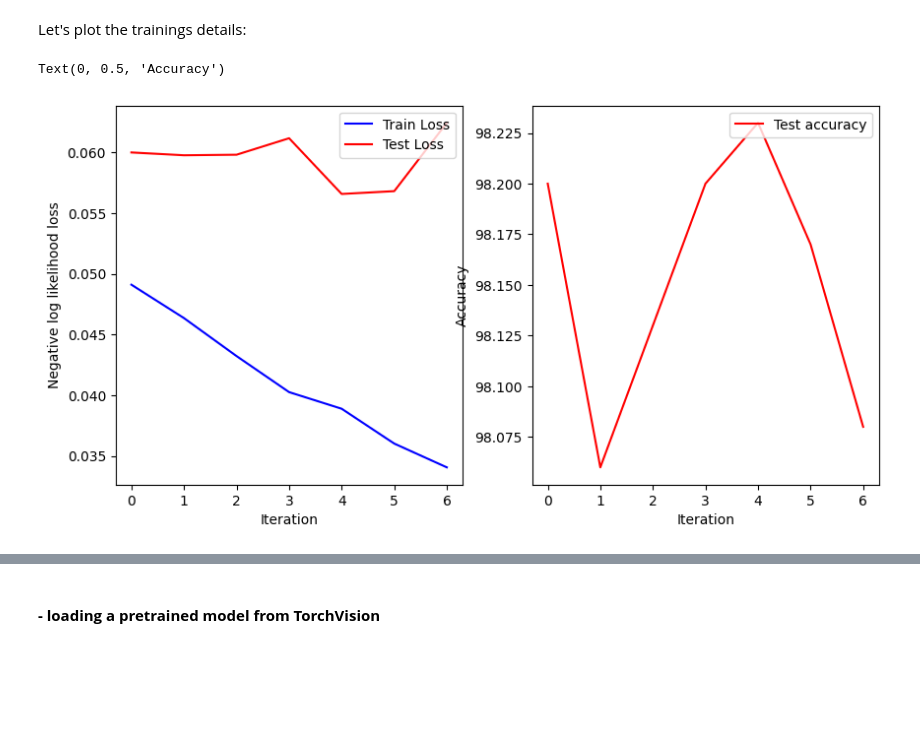
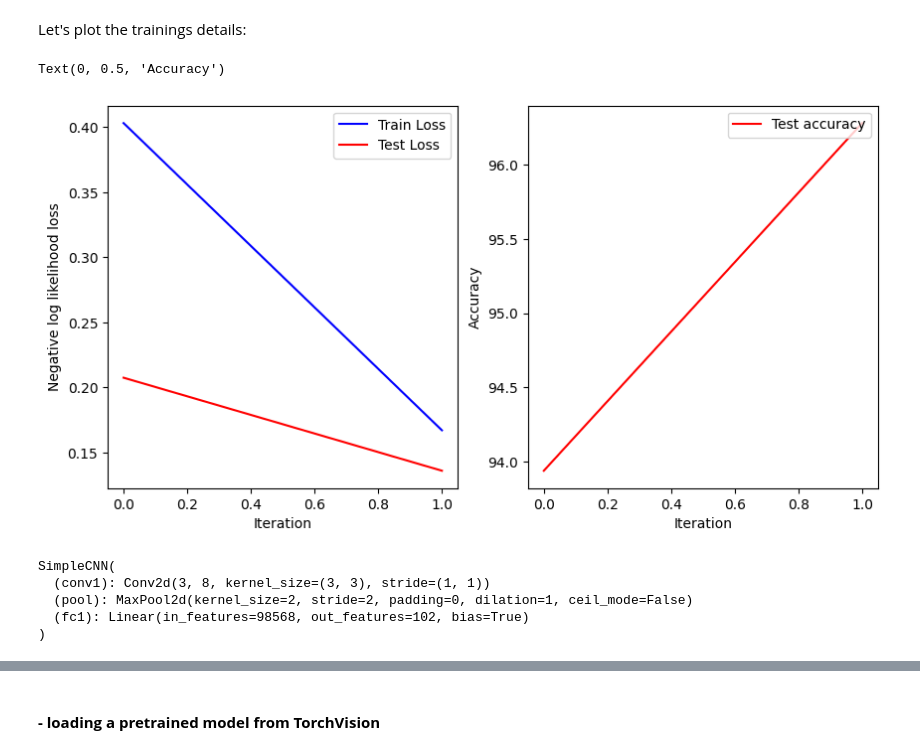
Before and after one commit to AvansICT/Master-RAII-CV, a Jupyter notebook: 03-train-models.ipynb, the cells around one changed output, grey strips where cells are left out. Cells and saved outputs as stored; diff of their text form; code cells hidden in the pictures; blank space fills up the shorter version.

```diff
--- a/03-train-models.ipynb
+++ b/03-train-models.ipynb
@@ -124,6 +125,21 @@ def test(model, loader, criterion, device):
     avg_loss = running_loss / len(loader)
 
     return avg_loss, accuracy
+
+def print_results(train_loss, test_loss, test_acc):
+    print(f'Train Loss: {train_loss:.4f} | Test Loss: {test_loss:.4f} | Test Accuracy: {test_acc:.2f}%')
+    fig,axs = plt.subplots(1,2, figsize= (10, 5))
+    axs[0].plot(train_losses, color='blue')
+    axs[0].plot(test_losses, color='red')
+    axs[0].legend(['Train Loss', 'Test Loss'], loc='upper right')
+    axs[0].set_xlabel('Iteration')
+    axs[0].set_ylabel('Negative log likelihood loss')
+
+
+    axs[1].plot(test_accs, color='red')
+    axs[1].legend(['Test accuracy'], loc='upper right')
+    axs[1].set_xlabel('Iteration')
+    axs[1].set_ylabel('Accuracy')
 # %% [markdown]
 ## Training
 
@@ -143,7 +161,7 @@ test_loader = DataLoader(test_dataset, batch_size=batch_size, shuffle=False)
 # %%
 import time
 
-epochs = 7
+epochs = 2
 
 train_losses = []
 test_losses  = []
@@ -186,18 +195,45 @@ Test Loss:  0.0624 | Test Acc: 98.08%
 # %% [markdown]
 Let's plot the trainings details:
-# %%
-fig,axs = plt.subplots(1,2, figsize= (10, 5))
-axs[0].plot(train_losses, color='blue')
-axs[0].plot(test_losses, color='red')
-axs[0].legend(['Train Loss', 'Test Loss'], loc='upper right')
-axs[0].set_xlabel('Iteration')
-axs[0].set_ylabel('Negative log likelihood loss')
-
-
-axs[1].plot(test_accs, color='red')
-axs[1].legend(['Test accuracy'], loc='upper right')
-axs[1].set_xlabel('Iteration')
-axs[1].set_ylabel('Accuracy')
-# %% [output]
-Text(0, 0.5, 'Accuracy')
-[figure, removed]
+# %%
+print_results(train_loss, test_loss, test_acc)
+# %% [output]
+Text(0, 0.5, 'Accuracy')
+[figure, added]
+# %%
+batch_size = 64
+learning_rate = 0.001
+
+transform = transforms.Compose([
+    transforms.Resize((224, 224)),
+    transforms.ToTensor()
+])
+
+filters = 8
+
+class SimpleCNN(nn.Module):
+
+    def __init__(self, channels=3):
+        super().__init__()
+        self.conv1 = nn.Conv2d(channels, filters, kernel_size=3)
+        self.pool = nn.MaxPool2d(2, 2)
+        self.fc1 = nn.Linear(filters * 111 * 111, 102)
+
+    def forward(self, x):
+        x = self.pool(torch.relu(self.conv1(x)))
+        x = x.view(x.size(0), -1)
+        x = self.fc1(x)
+        return x
+
+
+train_dataset = datasets.Flowers102('./data', split='train', download=True, transform=transform)
+train_loader = torch.utils.data.DataLoader(train_dataset, batch_size=batch_size)
+
+test_dataset =   datasets.Flowers102('./data', split='test', download=True, transform=transform)
+
+test_loader = torch.utils.data.DataLoader(test_dataset, batch_size=batch_size, shuffle=False)
+# %% [output]
+SimpleCNN(
+  (conv1): Conv2d(3, 8, kernel_size=(3, 3), stride=(1, 1))
+  (pool): MaxPool2d(kernel_size=2, stride=2, padding=0, dilation=1, ceil_mode=False)
+  (fc1): Linear(in_features=98568, out_features=102, bias=True)
+)
```
Also changed, not shown: parts of 16 cells of this notebook.
